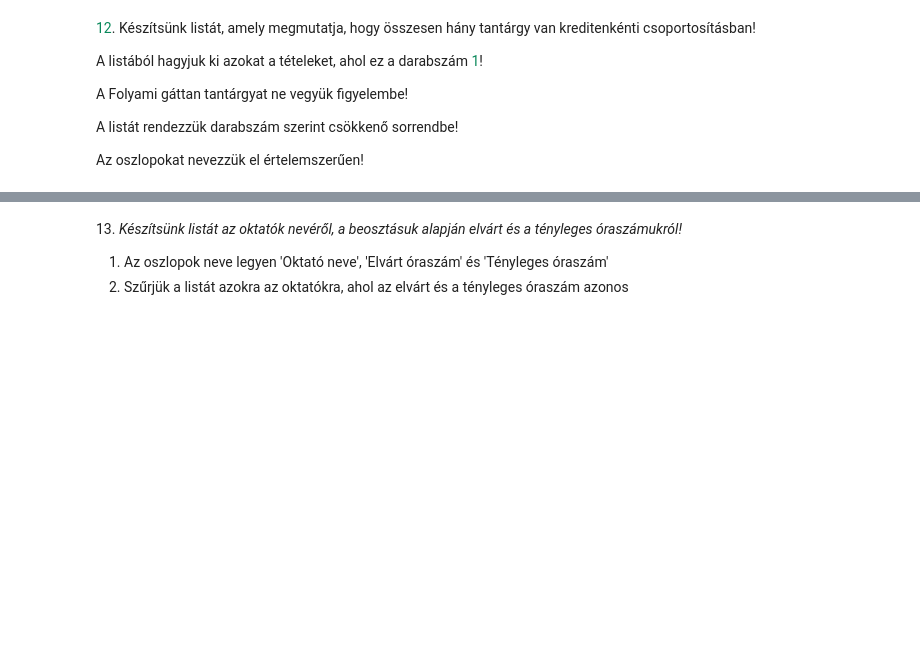
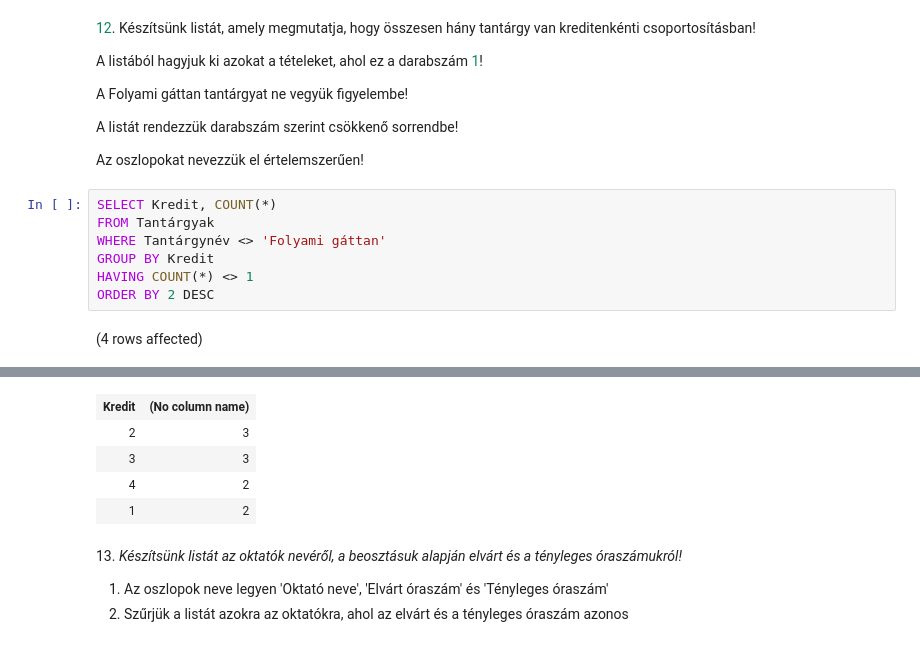
Before and after one commit to szentebalint0/AdatBG02, a Jupyter notebook: gyakorlat03_feladatok.ipynb, the cells around one changed output, grey strips where cells are left out. Cells and saved outputs as stored; diff of their text form; blank space fills up the shorter version.

```diff
--- a/gyakorlat03_feladatok.ipynb
+++ b/gyakorlat03_feladatok.ipynb
@@ -277,3 +277,12 @@ A Folyami gáttan tantárgyat ne vegyük figyelembe!
 A listát rendezzük darabszám szerint csökkenő sorrendbe!
 
 Az oszlopokat nevezzük el értelemszerűen!
+# %%
+SELECT Kredit, COUNT(*)
+FROM Tantárgyak
+WHERE Tantárgynév <> 'Folyami gáttan'
+GROUP BY Kredit
+HAVING COUNT(*) <> 1
+ORDER BY 2 DESC
+# %% [output]
+(4 rows affected)
@@ -280,3 +290,8 @@ Az oszlopokat nevezzük el értelemszerűen!
+| Kredit | (No column name) |
+| 2 | 3 |
+| 3 | 3 |
+| 4 | 2 |
+| 1 | 2 |
 # %% [markdown]
 13. _Készítsünk listát az oktatók nevéről, a beosztásuk alapján elvárt és a tényleges óraszámukról!_
 
```
Also changed, not shown: parts of 2 cells of this notebook, 1 other file.
